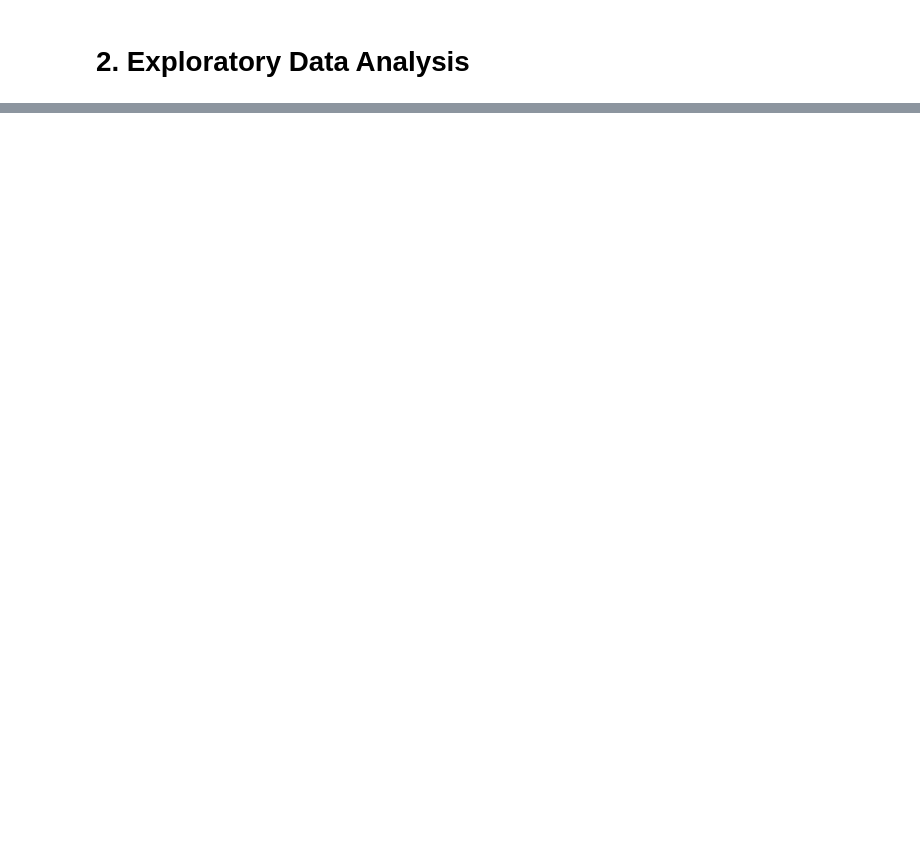
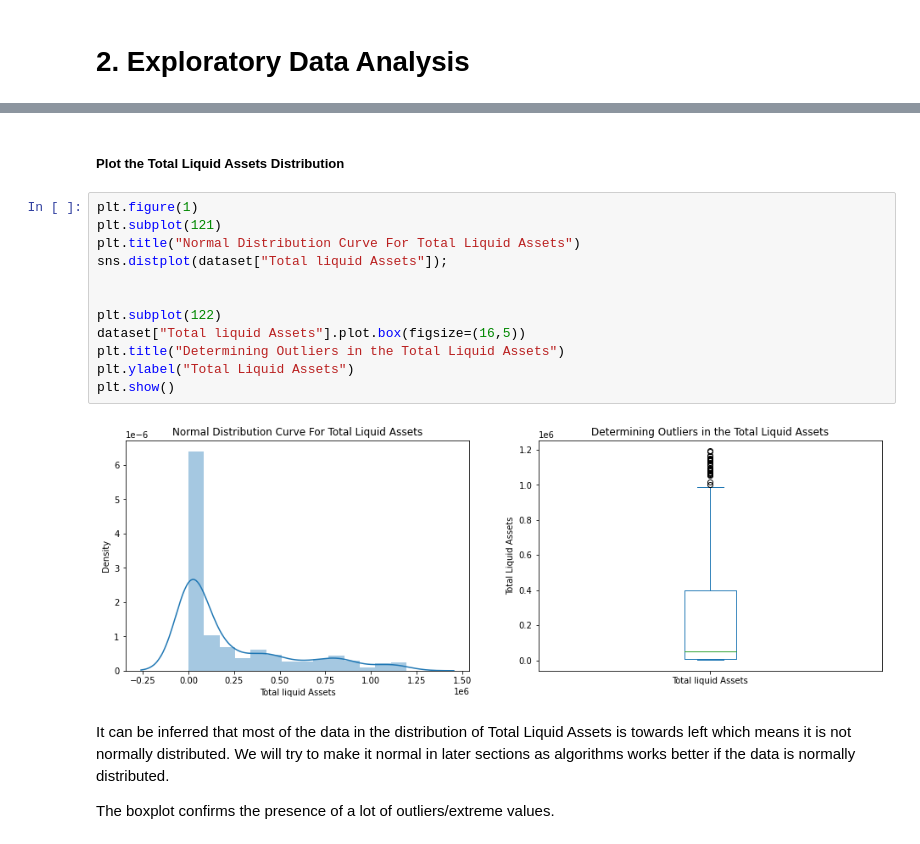
Before and after one commit to Khuks/Predicting-Aggregate-Liquidity-For-A-Central-Bank-Using-Machine-Learning-Algorithms-, a Jupyter notebook: Predicting_Aggregate_Liquidity_For_A_Central_Bank_Using_Machine_Learning_Algorithms_.ipynb, the cells around one changed output, grey strips where cells are left out. Drawn from its saved outputs; the diff is of its cells as text; blank space fills up the shorter version.

```diff
--- a/Predicting_Aggregate_Liquidity_For_A_Central_Bank_Using_Machine_Learning_Algorithms_.ipynb
+++ b/Predicting_Aggregate_Liquidity_For_A_Central_Bank_Using_Machine_Learning_Algorithms_.ipynb
@@ -202,0 +177,20 @@ Another problem with mean imputation is that it leads to an understimate of stan
+# %% [markdown]
+##### Plot the Total Liquid Assets Distribution
+# %%
+plt.figure(1)
+plt.subplot(121)
+plt.title("Normal Distribution Curve For Total Liquid Assets")
+sns.distplot(dataset["Total liquid Assets"]);
+
+
+plt.subplot(122)
+dataset["Total liquid Assets"].plot.box(figsize=(16,5))
+plt.title("Determining Outliers in the Total Liquid Assets")
+plt.ylabel("Total Liquid Assets")
+plt.show()
+# %% [output]
+[figure, added]
+# %% [markdown]
+It can be inferred that most of the data in the distribution of Total Liquid Assets is towards left which means it is not normally distributed. We will try to make it normal in later sections as algorithms works better if the data is normally distributed.
+
+The boxplot confirms the presence of a lot of outliers/extreme values.
```
Also changed, not shown: parts of 67 cells of this notebook.
